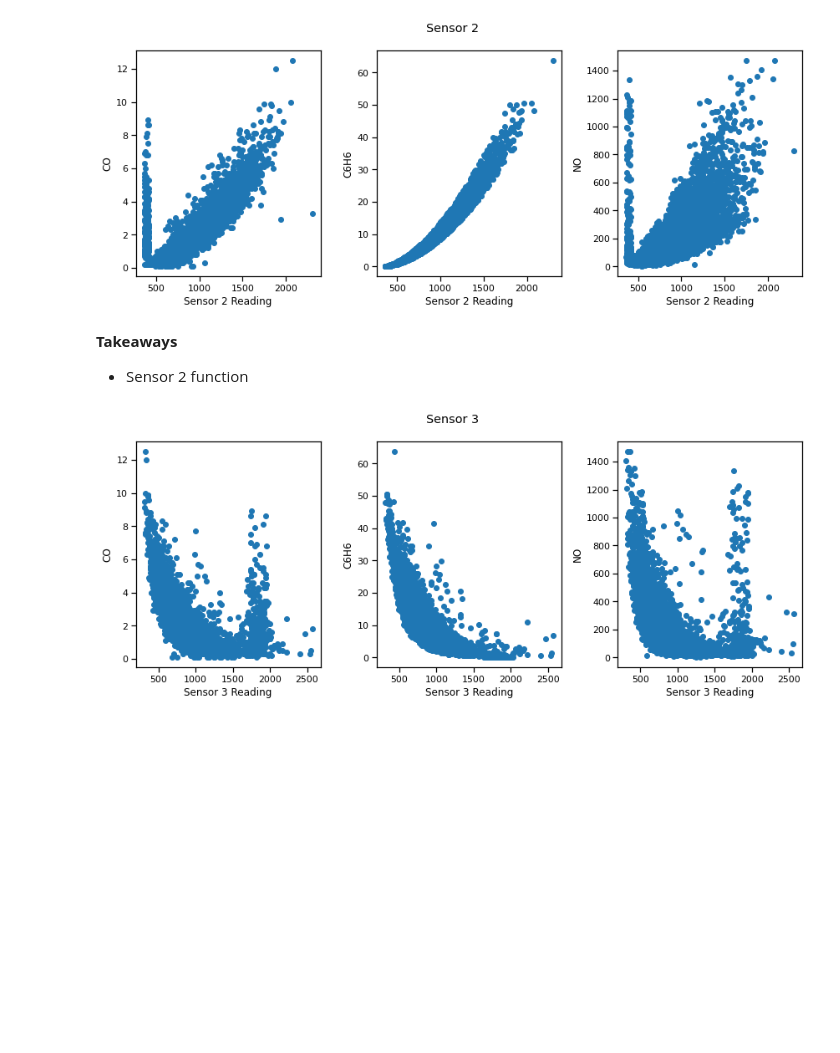
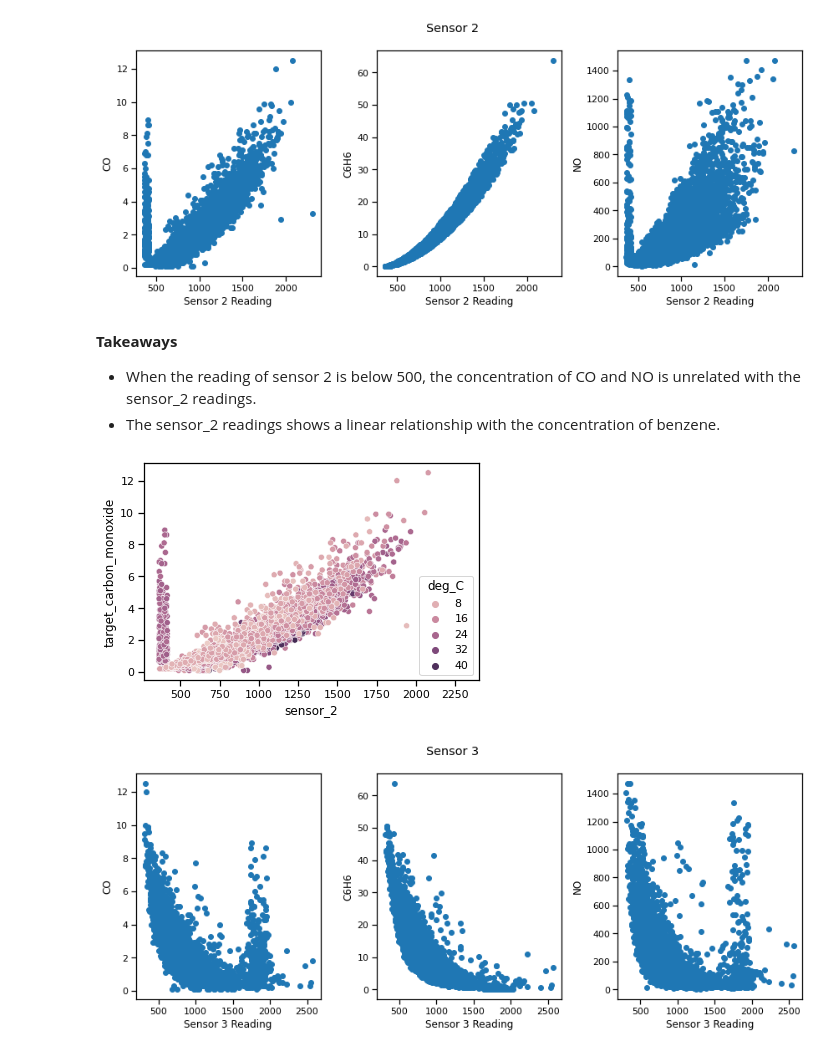
Before and after one commit to Yongliang-Shi/predicting-air-pollution, a Jupyter notebook: MVP.ipynb, the cells around one changed output. Cells and saved outputs as stored; diff of their text form; code cells hidden in the pictures; blank space fills up the shorter version.

```diff
--- a/MVP.ipynb
+++ b/MVP.ipynb
@@ -224,9 +242,15 @@ plt.tight_layout()
 plt.show()
 # %% [output]
 [figure]
-# %% [markdown]
-**Takeaways**
-- Sensor 2 function
+# %% [markdown]
+**Takeaways**
+- When the reading of sensor 2 is below 500, the concentration of CO and NO is unrelated with the sensor_2 readings.
+- The sensor_2 readings shows a linear relationship with the concentration of benzene.
+# %%
+sns.scatterplot(x='sensor_2', y='target_carbon_monoxide', data=df, hue='deg_C')
+plt.show()
+# %% [output]
+[figure, added]
 # %%
 plt.figure(figsize=(12,5))
 plt.suptitle('Sensor 3')
```
Also changed, not shown: parts of 10 cells of this notebook.
